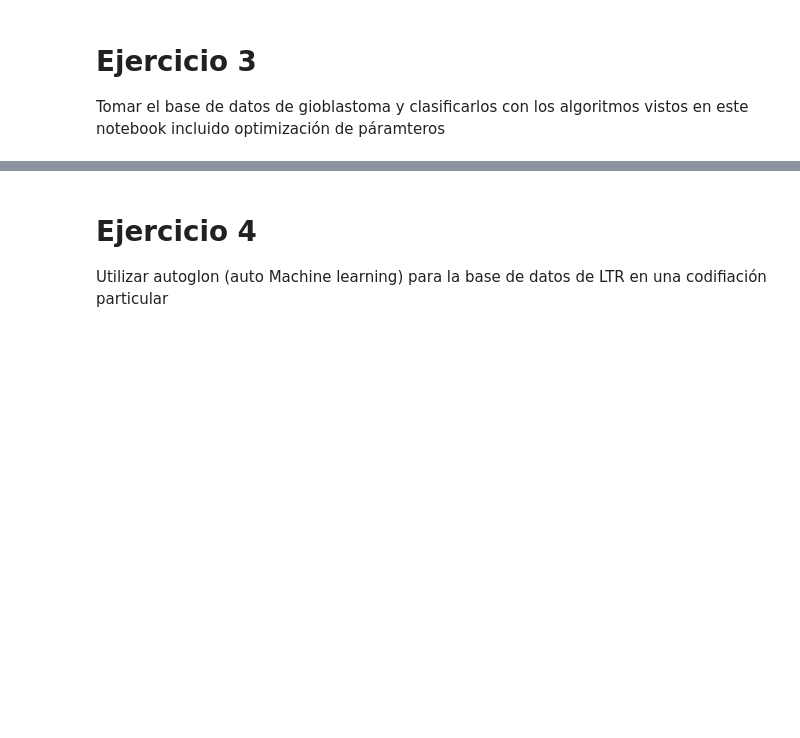
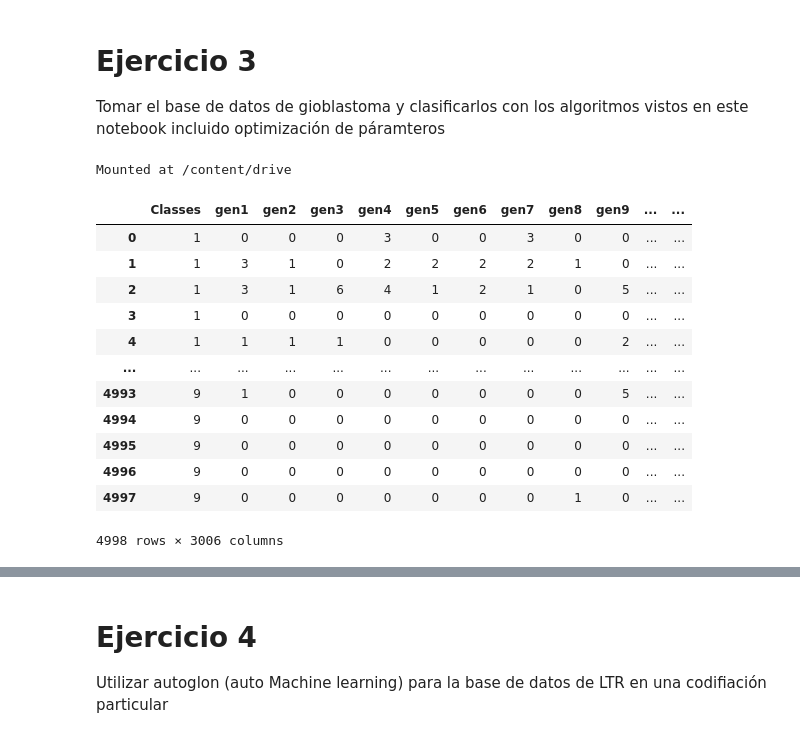
Before and after one commit to JancoDeveloper/BioNotebooks, a Jupyter notebook: Scripting/Programming/Clase_3_Bioinformatics_Machine_Learning.ipynb, the cells around one changed output, grey strips where cells are left out. Drawn from its saved outputs; the diff is of its cells as text; code cells hidden in the pictures; blank space fills up the shorter version.

```diff
--- a/Scripting/Programming/Clase_3_Bioinformatics_Machine_Learning.ipynb
+++ b/Scripting/Programming/Clase_3_Bioinformatics_Machine_Learning.ipynb
@@ -937,0 +1814,26 @@ Tomar el base de datos de gioblastoma y clasificarlos con los algoritmos vistos
+# %%
+from google.colab import drive
+drive.mount('/content/drive')
+# %% [output]
+Mounted at /content/drive
+# %%
+set_option("display.max_rows", 10)
+pd.options.mode.chained_assignment = None
+
+filename = '/content/drive/MyDrive/GitHub/BioNotebooks/Scripting/Programming/Tarea de Gioblatoma/Data_Expression_mRNA_9classes.csv'
+training_data = pd.read_csv(filename)
+training_data
+# %% [output]
+|  | Classes | gen1 | gen2 | gen3 | gen4 | gen5 | gen6 | gen7 | gen8 | gen9 | ... | ... |
+| 0 | 1 | 0 | 0 | 0 | 3 | 0 | 0 | 3 | 0 | 0 | ... | ... |
+| 1 | 1 | 3 | 1 | 0 | 2 | 2 | 2 | 2 | 1 | 0 | ... | ... |
+| 2 | 1 | 3 | 1 | 6 | 4 | 1 | 2 | 1 | 0 | 5 | ... | ... |
+| 3 | 1 | 0 | 0 | 0 | 0 | 0 | 0 | 0 | 0 | 0 | ... | ... |
+| 4 | 1 | 1 | 1 | 1 | 0 | 0 | 0 | 0 | 0 | 2 | ... | ... |
+| ... | ... | ... | ... | ... | ... | ... | ... | ... | ... | ... | ... | ... |
+| 4993 | 9 | 1 | 0 | 0 | 0 | 0 | 0 | 0 | 0 | 5 | ... | ... |
+| 4994 | 9 | 0 | 0 | 0 | 0 | 0 | 0 | 0 | 0 | 0 | ... | ... |
+| 4995 | 9 | 0 | 0 | 0 | 0 | 0 | 0 | 0 | 0 | 0 | ... | ... |
+| 4996 | 9 | 0 | 0 | 0 | 0 | 0 | 0 | 0 | 0 | 0 | ... | ... |
+| 4997 | 9 | 0 | 0 | 0 | 0 | 0 | 0 | 0 | 1 | 0 | ... | ... |
+4998 rows × 3006 columns
```
Also changed, not shown: parts of 85 cells of this notebook.
